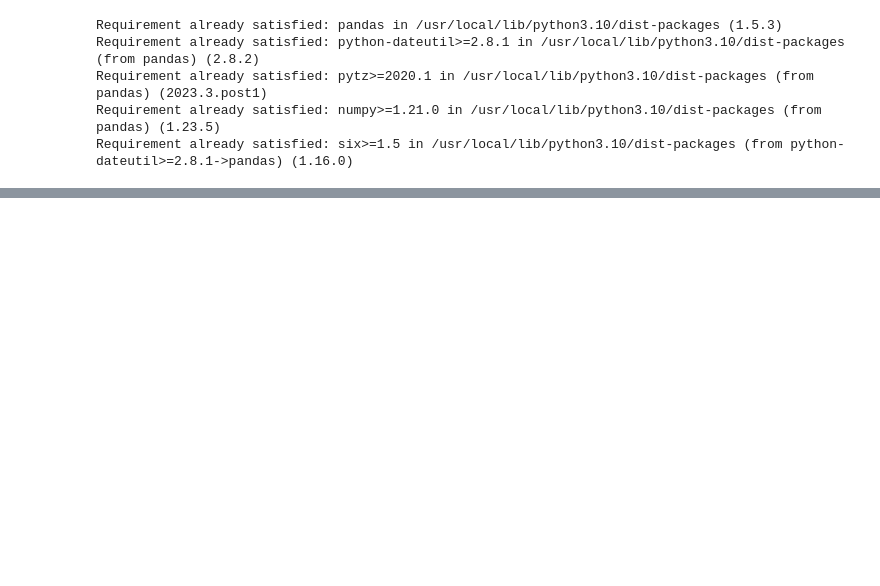
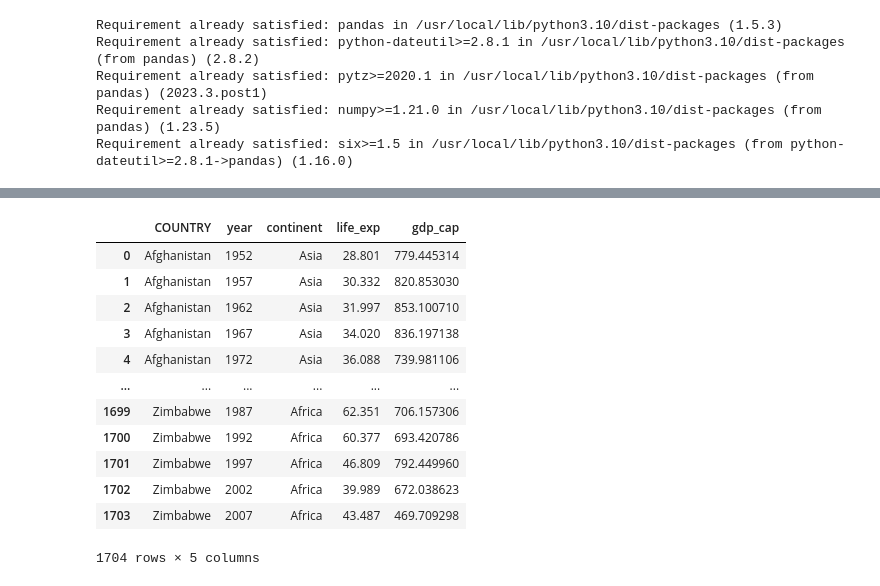
Before and after one commit to Blaze2020/Pandas, a Jupyter notebook: Pandas_01.ipynb, the cells around one changed output, grey strips where cells are left out. Drawn from its saved outputs; the diff is of its cells as text; code cells hidden in the pictures; blank space fills up the shorter version.

```diff
--- a/Pandas_01.ipynb
+++ b/Pandas_01.ipynb
@@ -13,0 +216,3 @@ import pandas as pd
+# %%
+df=df.rename({'population':'POPULATION'},axis=1)
+df.head()
@@ -13,0 +226,3 @@ import pandas as pd
+# %%
+df=df.rename(columns={'population':'POPULATION'})
+df.head()
@@ -13,0 +236,7 @@ import pandas as pd
+# %%
+# To change all colum names
+df.columns=['']#mention column names to be changed
+# %%
+# TO make changes to the original dataframe
+df.rename(columns={'country':'COUNTRY'},inplace=True)
+df.head()
@@ -13,0 +250,16 @@ import pandas as pd
+# %%
+df.drop(columns=['POPULATION'])
+# %% [output]
+|  | COUNTRY | year | continent | life_exp | gdp_cap |
+| 0 | Afghanistan | 1952 | Asia | 28.801 | 779.445314 |
+| 1 | Afghanistan | 1957 | Asia | 30.332 | 820.853030 |
+| 2 | Afghanistan | 1962 | Asia | 31.997 | 853.100710 |
+| 3 | Afghanistan | 1967 | Asia | 34.020 | 836.197138 |
+| 4 | Afghanistan | 1972 | Asia | 36.088 | 739.981106 |
+| ... | ... | ... | ... | ... | ... |
+| 1699 | Zimbabwe | 1987 | Africa | 62.351 | 706.157306 |
+| 1700 | Zimbabwe | 1992 | Africa | 60.377 | 693.420786 |
+| 1701 | Zimbabwe | 1997 | Africa | 46.809 | 792.449960 |
+| 1702 | Zimbabwe | 2002 | Africa | 39.989 | 672.038623 |
+| 1703 | Zimbabwe | 2007 | Africa | 43.487 | 469.709298 |
+1704 rows × 5 columns
```
Also changed, not shown: parts of 24 cells of this notebook.
